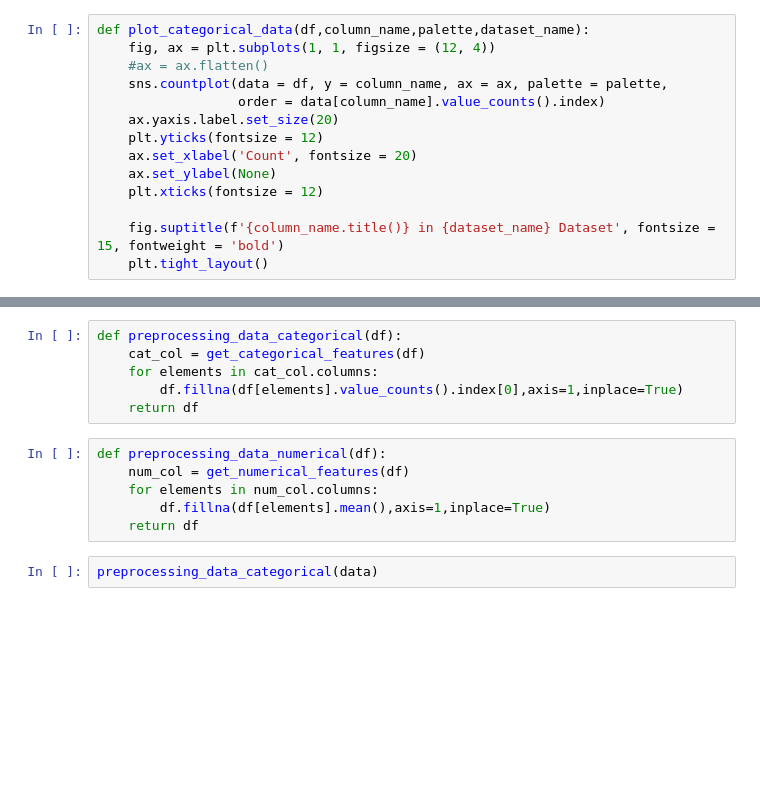
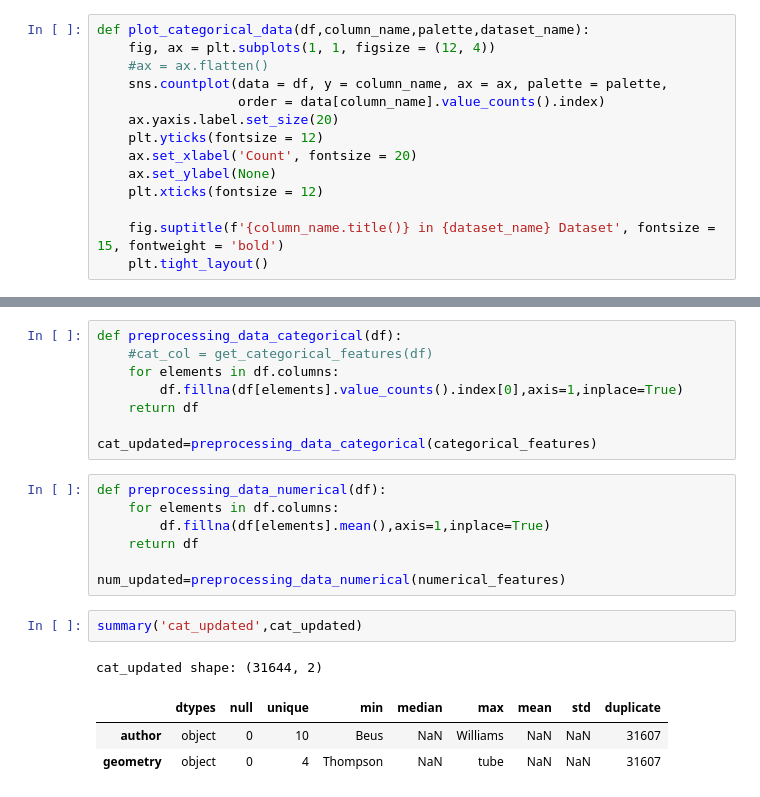
Before and after one commit to averma111/Kaggle_Competition, a Jupyter notebook: pytorch-ps3e15-regression.ipynb, the cells around one changed output, grey strips where cells are left out. Cells and saved outputs as stored; diff of their text form; blank space fills up the shorter version.

```diff
--- a/pytorch-ps3e15-regression.ipynb
+++ b/pytorch-ps3e15-regression.ipynb
@@ -118,14 +178,22 @@ show_correlation(original[numerical_features.columns],'Original','coolwarm')
 # %%
 def preprocessing_data_categorical(df):
-    cat_col = get_categorical_features(df)
-    for elements in cat_col.columns:
+    #cat_col = get_categorical_features(df)
+    for elements in df.columns:
         df.fillna(df[elements].value_counts().index[0],axis=1,inplace=True)
     return df
+
+cat_updated=preprocessing_data_categorical(categorical_features)
 # %%
 def preprocessing_data_numerical(df):
-    num_col = get_numerical_features(df)
-    for elements in num_col.columns:
+    for elements in df.columns:
         df.fillna(df[elements].mean(),axis=1,inplace=True)
     return df
+
+num_updated=preprocessing_data_numerical(numerical_features)
-# %%
-preprocessing_data_categorical(data)
+# %%
+summary('cat_updated',cat_updated)
+# %% [output]
+cat_updated shape: (31644, 2)
+|  | dtypes | null | unique | min | median | max | mean | std | duplicate |
+| author | object | 0 | 10 | Beus | NaN | Williams | NaN | NaN | 31607 |
+| geometry | object | 0 | 4 | Thompson | NaN | tube | NaN | NaN | 31607 |
```
Also changed, not shown: parts of 18 cells of this notebook.
